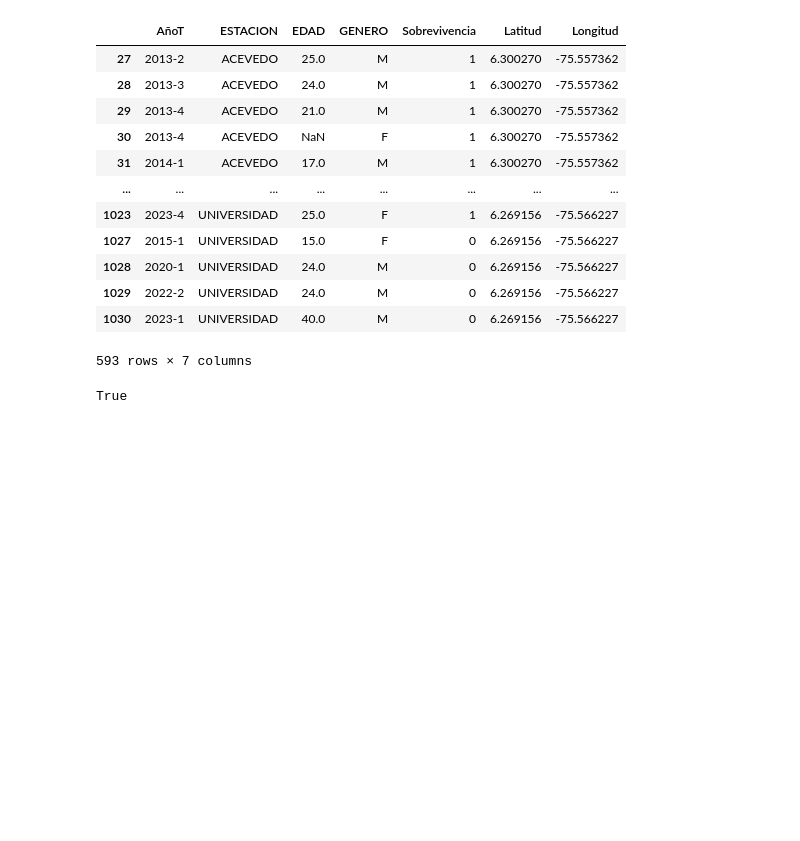
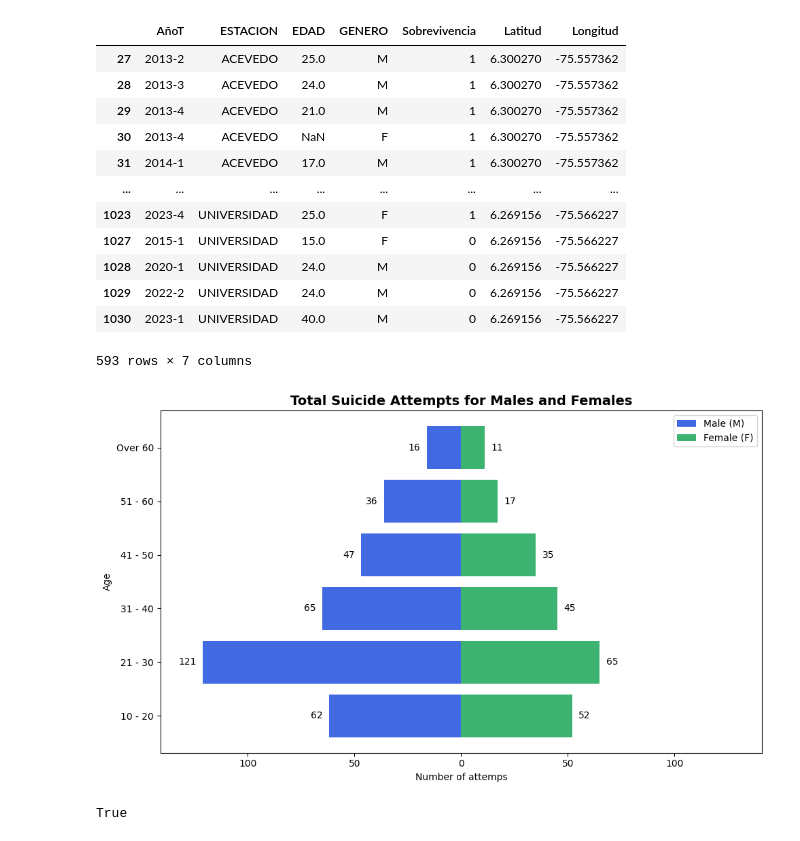
Before and after one commit to Felbanol/Proyecto-Metro, a Jupyter notebook: Codigo Metro Python.ipynb, the cells around one changed output. Saved outputs shown, nothing was run; the diff lists cells and outputs as text; code cells hidden in the pictures; blank space fills up the shorter version.

Commit message:
Add the plot of age piramide per gender

```diff
--- a/Codigo Metro Python.ipynb
+++ b/Codigo Metro Python.ipynb
@@ -270,6 +270,55 @@ DatosV
 | 1029 | 2022-2 | UNIVERSIDAD | 24.0 | M | 0 | 6.269156 | -75.566227 |
 | 1030 | 2023-1 | UNIVERSIDAD | 40.0 | M | 0 | 6.269156 | -75.566227 |
 593 rows × 7 columns
+# %%
+# --- 1. Crear rangos de edad ---
+bins = [10, 20, 30, 40, 50, 60, 200]
+labels = ["10 - 20", "21 - 30", "31 - 40", "41 - 50", "51 - 60", "Over 60"]
+
+DatosV["EdadGrupo"] = pd.cut(DatosV["EDAD"], bins=bins, labels=labels, right=True)
+
+# --- 2. Contar intentos por género y grupo etario ---
+conteo = DatosV.groupby(["EdadGrupo", "GENERO"]).size().reset_index(name="Total")
+
+# --- 3. Pivotear ---
+tabla = conteo.pivot(index="EdadGrupo", columns="GENERO", values="Total").fillna(0)
+tabla = tabla.reindex(columns=["M", "F"], fill_value=0)
+tabla = tabla.reindex(labels)
+
+# --- 4. Graficar pirámide ---
+fig, ax = plt.subplots(figsize=(10,6))
+
+# Hombres (M) a la izquierda → valores negativos
+ax.barh(tabla.index, -tabla["M"], color="royalblue", label="Male (M)")
+
+# Mujeres (F) a la derecha → valores positivos
+ax.barh(tabla.index, tabla["F"], color="mediumseagreen", label="Female (F)")
+
+# --- 5. Etiquetas en las barras (positivas) ---
+for i, edad in enumerate(tabla.index):
+    male_val = tabla["M"].iloc[i]
+    female_val = tabla["F"].iloc[i]
+    ax.text(-male_val-3, i, str(int(male_val)), va="center", ha="right", color="black")
+    ax.text(female_val+3, i, str(int(female_val)), va="center", ha="left", color="black")
+
+# --- 6. Eje X simétrico pero con etiquetas positivas ---
+max_val = max(tabla.max())
+ax.set_xlim(-max_val-20, max_val+20)
+
+# Reemplazar las etiquetas negativas por positivas
+xticks = ax.get_xticks()
+ax.set_xticklabels([str(abs(int(x))) for x in xticks])
+
+# --- 7. Estética ---
+ax.set_title("Total Suicide Attempts for Males and Females", fontsize=14, weight="bold")
+ax.set_xlabel("Number of attemps")
+ax.set_ylabel("Age")
+ax.legend(loc="upper right")
+
+plt.tight_layout()
+plt.show()
+# %% [output]
+[figure, added]
 # %%
 
 # Crear mapa centrado en Medellín
```
Also changed, not shown: 1 other file.
